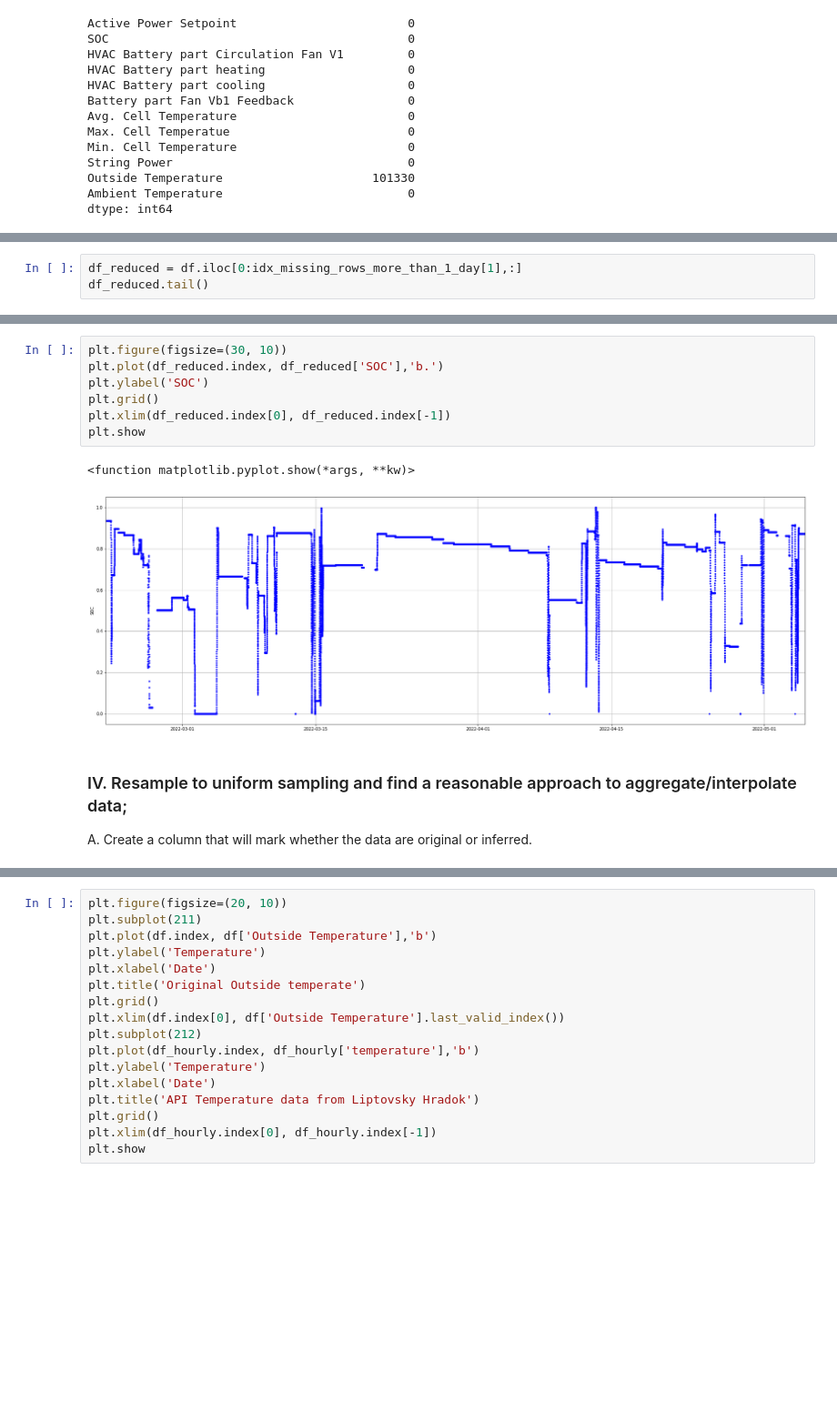
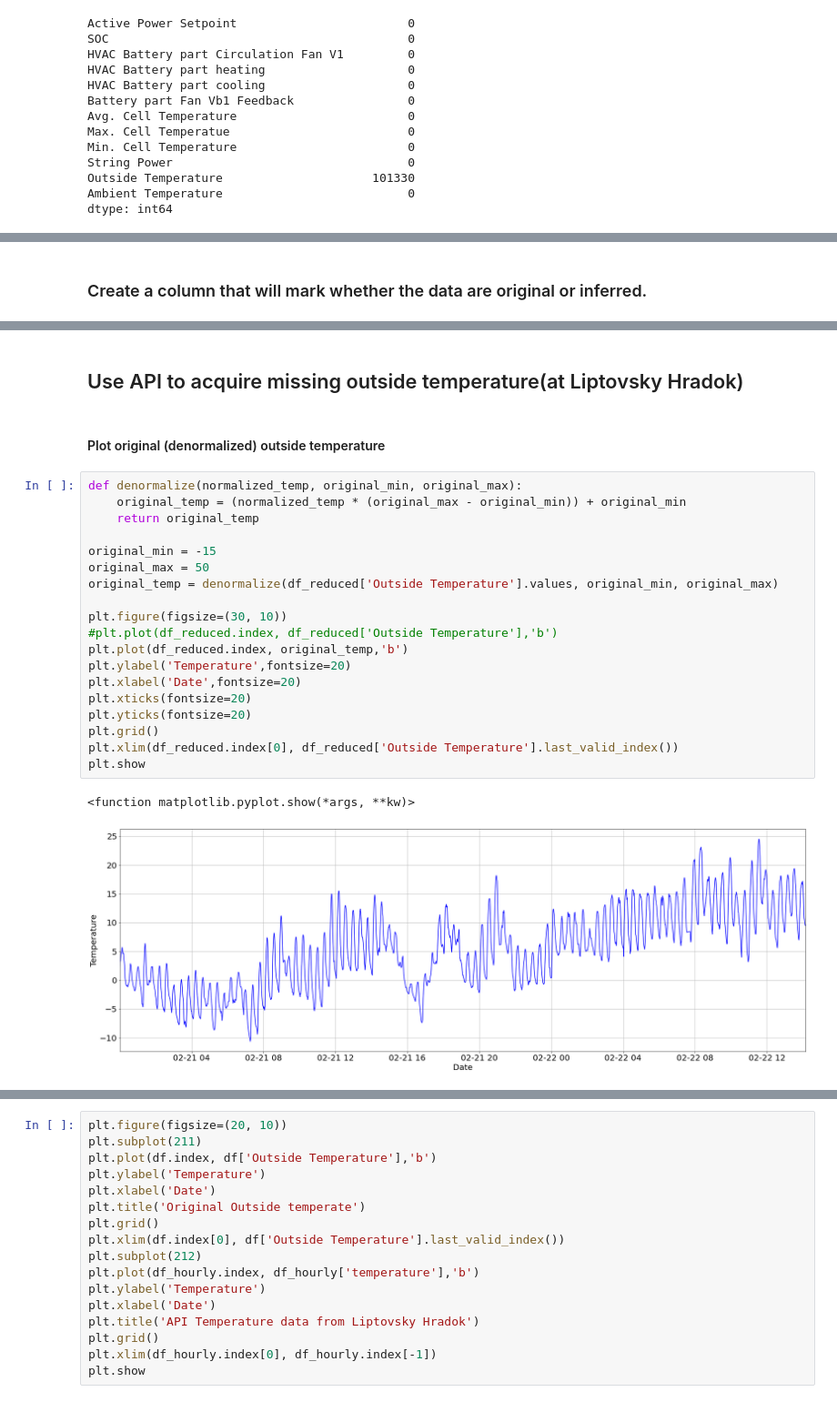
Before and after one commit to mbujdakova/BESS_BDP, a Jupyter notebook: BESS.ipynb, the cells around one changed output, grey strips where cells are left out. Shown at 91% size. Cells and saved outputs as stored; diff of their text form; blank space fills up the shorter version.

```diff
--- a/BESS.ipynb
+++ b/BESS.ipynb
@@ -124,3 +127,0 @@ plt.show
-# %%
-df_reduced = df.iloc[0:idx_missing_rows_more_than_1_day[1],:]
-df_reduced.tail()
@@ -135,16 +128,5 @@ df_reduced.tail()
-# %%
-plt.figure(figsize=(30, 10))
-plt.plot(df_reduced.index, df_reduced['SOC'],'b.')
-plt.ylabel('SOC')
-plt.grid()
-plt.xlim(df_reduced.index[0], df_reduced.index[-1])
-plt.show
-# %% [output]
-<function matplotlib.pyplot.show(*args, **kw)>
-[figure, removed]
 # %% [markdown]
-### IV. Resample to uniform sampling and find a reasonable approach to aggregate/interpolate data;
-A. Create a column that will mark whether the data are original or inferred.
+### Create a column that will mark whether the data are original or inferred.
 # %%
 df_start = df_reduced.index[0]
 df_end = df_reduced.index[len(df_reduced.index)-1]
@@ -177,3 +159,29 @@ See the caveats in the documentation: https://pandas.pydata.org/pandas-docs/stab
 | 2022-05-05 06:58:00+00:00 | 0.0 | 0.873125 | False | False | False | ... |
 | 2022-05-05 06:59:00+00:00 | 0.0 | 0.873125 | False | False | False | ... |
 | 2022-05-05 07:00:00+00:00 | 0.0 | 0.873125 | False | False | False | ... |
+# %% [markdown]
+## Use API to acquire missing outside temperature(at Liptovsky Hradok)
+# %% [markdown]
+#### Plot original (denormalized) outside temperature
+# %%
+def denormalize(normalized_temp, original_min, original_max):
+    original_temp = (normalized_temp * (original_max - original_min)) + original_min
+    return original_temp
+
+original_min = -15
+original_max = 50
+original_temp = denormalize(df_reduced['Outside Temperature'].values, original_min, original_max)
+
+plt.figure(figsize=(30, 10))
+#plt.plot(df_reduced.index, df_reduced['Outside Temperature'],'b')
+plt.plot(df_reduced.index, original_temp,'b')
+plt.ylabel('Temperature',fontsize=20)
+plt.xlabel('Date',fontsize=20)
+plt.xticks(fontsize=20)
+plt.yticks(fontsize=20)
+plt.grid()
+plt.xlim(df_reduced.index[0], df_reduced['Outside Temperature'].last_valid_index())
+plt.show
+# %% [output]
+<function matplotlib.pyplot.show(*args, **kw)>
+[figure, added]
```
Also changed, not shown: parts of 85 cells of this notebook.
